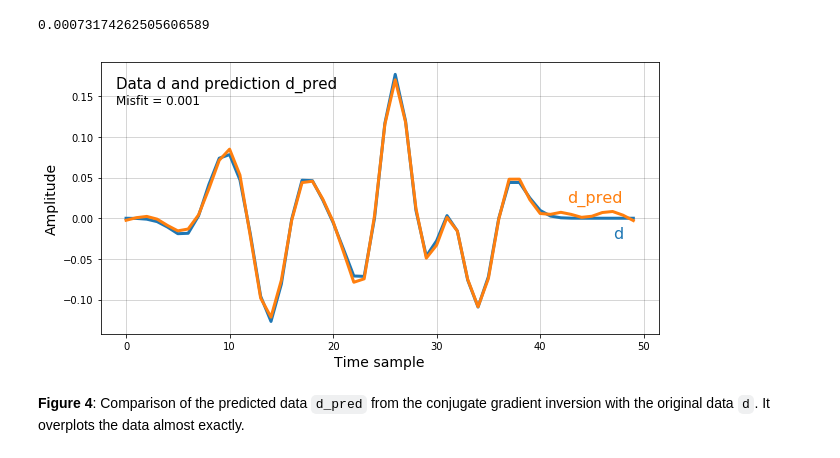
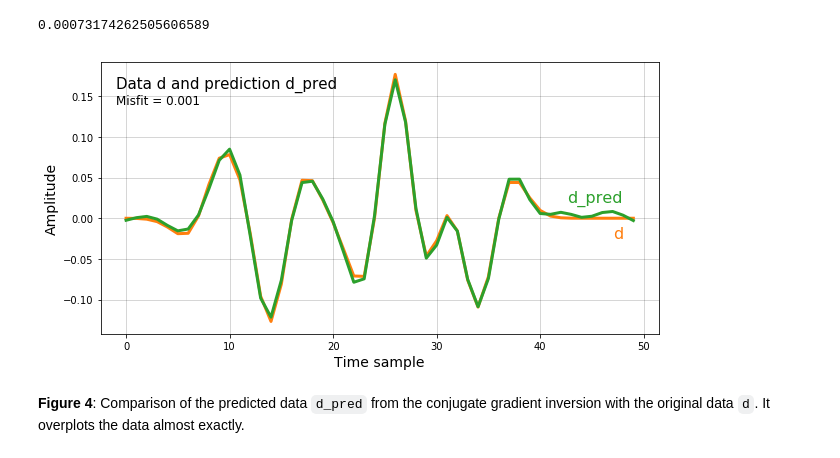
Before and after one commit to seg/tutorials-2018, a Jupyter notebook: 1804_Conjugate_gradient_inversion/conjugate_gradient_MS.ipynb, the cells around one changed output. Cells and saved outputs as stored; diff of their text form; code cells hidden in the pictures.

```diff
--- a/1804_Conjugate_gradient_inversion/conjugate_gradient_MS.ipynb
+++ b/1804_Conjugate_gradient_inversion/conjugate_gradient_MS.ipynb
@@ -344,21 +344,21 @@ misfit
 # %%
 # NOT FOR MANUSCRIPT
 fig, ax = plt.subplots(figsize=(10, 5))
 
-ax.plot(d, label='d', color='C0', lw=3)
-ax.plot(d_pred, label="d_pred", color='C1', lw=3)
+ax.plot(d, label='d', color='C1', lw=3)
+ax.plot(d_pred, label="d_pred", color='C2', lw=3)
 ax.text(-1, 0.16, 'Data d and prediction d_pred', color='k', size=15)
 ax.text(-1, 0.14, 'Misfit = {:.3f}'.format(misfit), color='k', size=12)
-ax.text(48, -0.025, 'd', ha='right', color='C0', size=16)
-ax.text(48, 0.02, 'd_pred', ha='right', color='C1', size=16)
+ax.text(48, -0.025, 'd', ha='right', color='C1', size=16)
+ax.text(48, 0.02, 'd_pred', ha='right', color='C2', size=16)
 ax.set_xlabel('Time sample', size=14)
 ax.set_ylabel('Amplitude', size=14)
 ax.grid(color='k', alpha=0.2)
 
 plt.savefig('figure4_data_cg_pred.png', dpi=300)
 plt.show()
 # %% [output]
-[figure, old version]
+[figure, new version]
 # %% [markdown]
 __Figure 4__: Comparison of the predicted data `d_pred` from the conjugate gradient inversion with the original data `d`.  It overplots the data almost exactly.
 # %% [markdown]
```
Also changed, not shown: parts of 4 cells of this notebook, 3 other files.
